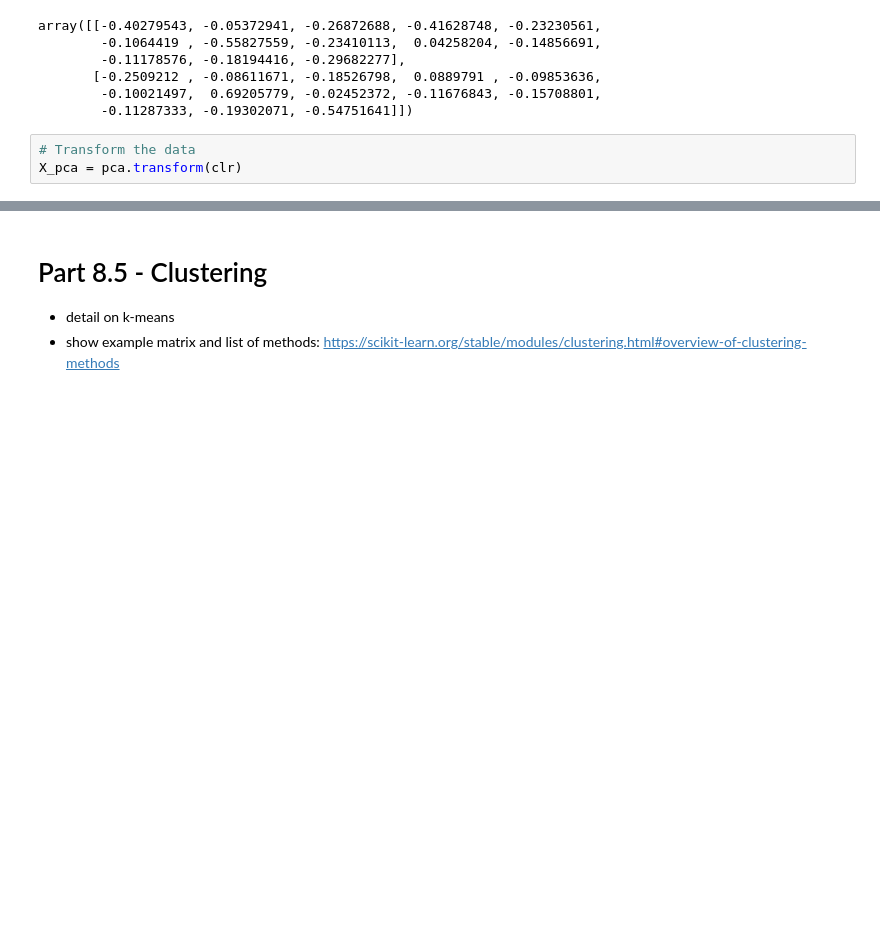
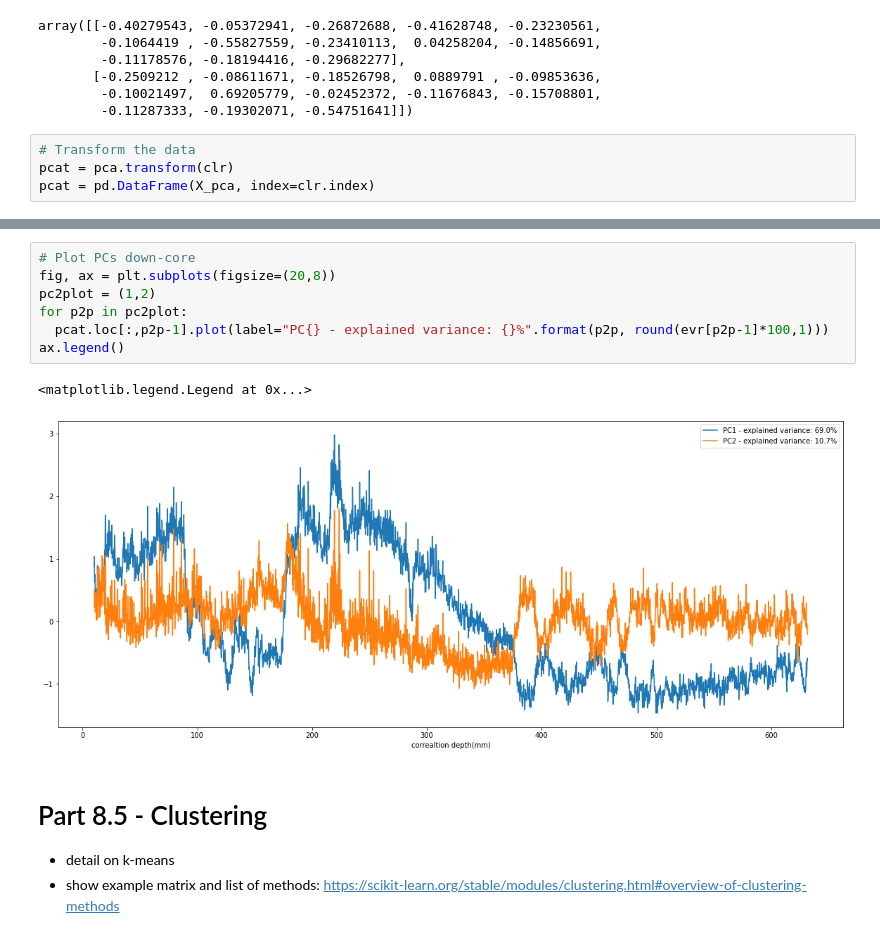
Before and after one commit to ds4geo/ds4geo, a Jupyter notebook: WS 2020 Course Notes/Session 8.ipynb, the cells around one changed output, grey strips where cells are left out. Cells and saved outputs as stored; diff of their text form; blank space fills up the shorter version.

```diff
--- a/WS 2020 Course Notes/Session 8.ipynb
+++ b/WS 2020 Course Notes/Session 8.ipynb
@@ -206,7 +214,8 @@ array([[-0.40279543, -0.05372941, -0.26872688, -0.41628748, -0.23230561,
         -0.11287333, -0.19302071, -0.54751641]])
 # %%
 # Transform the data
-X_pca = pca.transform(clr)
+pcat = pca.transform(clr)
+pcat = pd.DataFrame(X_pca, index=clr.index)
 # %%
 # Plot PC1 and PC2
 fig, ax = plt.subplots(figsize=(10,10))
@@ -241,6 +250,16 @@ for v, nm in zip(pca.components_[0:2,:].T, elements):
 clr.plot(y=["Si", "Mn", "Ca", "K"], width=1200, height=400, backend="plotly")
 # %% [output]
 [interactive output not drawn]
+# %%
+# Plot PCs down-core
+fig, ax = plt.subplots(figsize=(20,8))
+pc2plot = (1,2)
+for p2p in pc2plot:
+  pcat.loc[:,p2p-1].plot(label="PC{} - explained variance: {}%".format(p2p, round(evr[p2p-1]*100,1)))
+ax.legend()
+# %% [output]
+<matplotlib.legend.Legend at 0x...>
+[figure, added]
 # %% [markdown]
 # Part 8.5 - Clustering
 * detail on k-means
```
Also changed, not shown: parts of 7 cells of this notebook.
